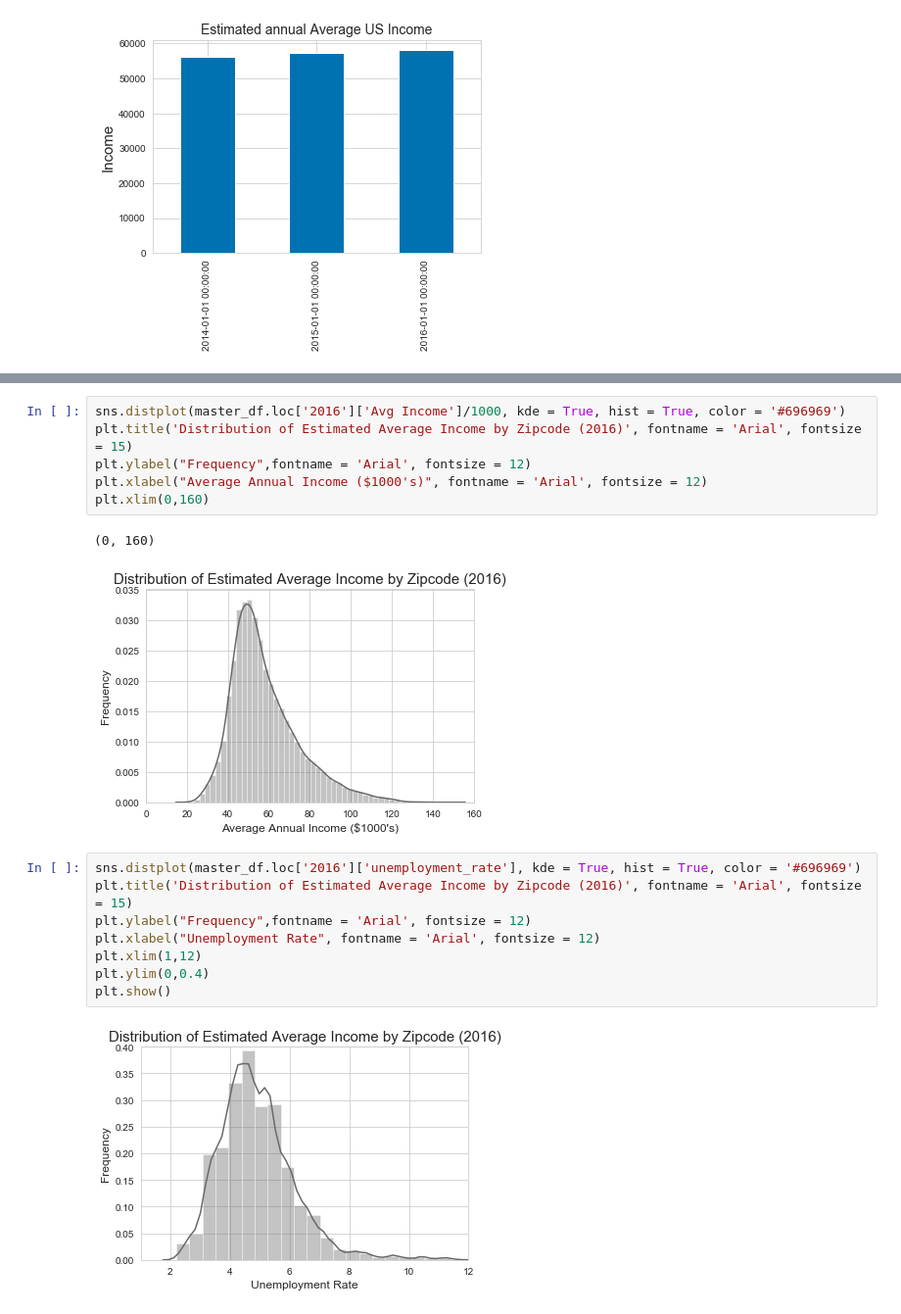
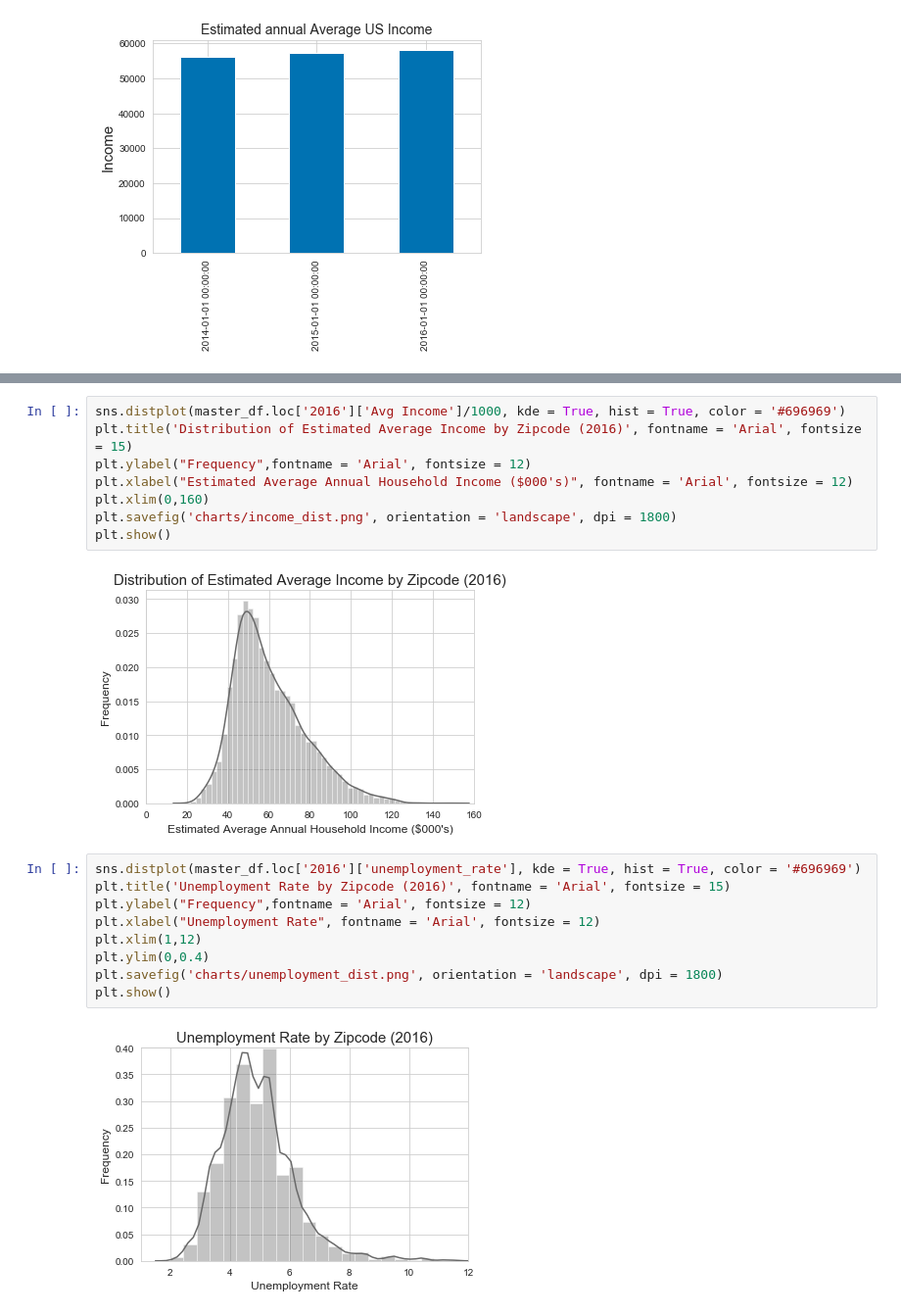
Before and after one commit to francoe/project_3, a Jupyter notebook: EDA_EF.ipynb, the cells around one changed output, grey strips where cells are left out. Shown: that part at 98% size. Saved outputs shown, nothing was run; the diff lists cells and outputs as text.

```diff
--- a/EDA_EF.ipynb
+++ b/EDA_EF.ipynb
@@ -49,19 +61,21 @@ plt.show()
 sns.distplot(master_df.loc['2016']['Avg Income']/1000, kde = True, hist = True, color = '#696969')
 plt.title('Distribution of Estimated Average Income by Zipcode (2016)', fontname = 'Arial', fontsize = 15)
 plt.ylabel("Frequency",fontname = 'Arial', fontsize = 12)
-plt.xlabel("Average Annual Income ($1000's)", fontname = 'Arial', fontsize = 12)
+plt.xlabel("Estimated Average Annual Household Income ($000's)", fontname = 'Arial', fontsize = 12)
 plt.xlim(0,160)
+plt.savefig('charts/income_dist.png', orientation = 'landscape', dpi = 1800)
+plt.show()
 # %% [output]
-(0, 160)
-[figure, old version]
+[figure, new version]
 # %%
 sns.distplot(master_df.loc['2016']['unemployment_rate'], kde = True, hist = True, color = '#696969')
-plt.title('Distribution of Estimated Average Income by Zipcode (2016)', fontname = 'Arial', fontsize = 15)
+plt.title('Unemployment Rate by Zipcode (2016)', fontname = 'Arial', fontsize = 15)
 plt.ylabel("Frequency",fontname = 'Arial', fontsize = 12)
 plt.xlabel("Unemployment Rate", fontname = 'Arial', fontsize = 12)
 plt.xlim(1,12)
 plt.ylim(0,0.4)
+plt.savefig('charts/unemployment_dist.png', orientation = 'landscape', dpi = 1800)
 plt.show()
 # %% [output]
-[figure, old version]
+[figure, new version]
 # %%
```
Also changed, not shown: parts of 7 cells of this notebook, 12 other files.
